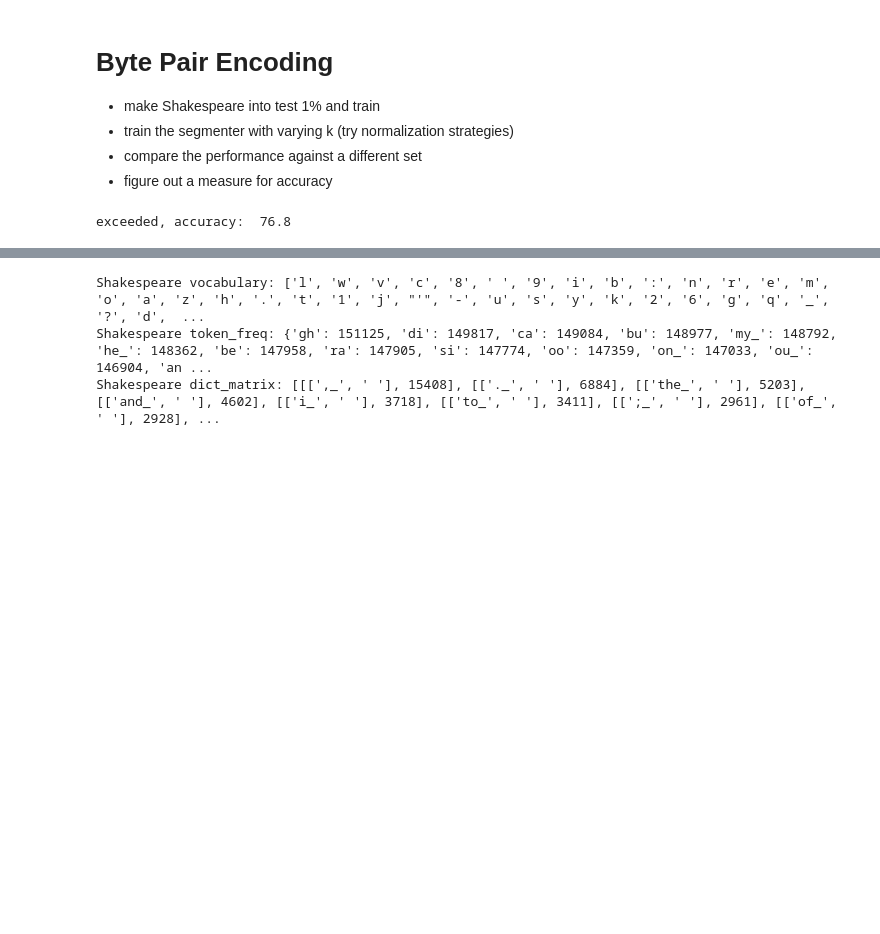
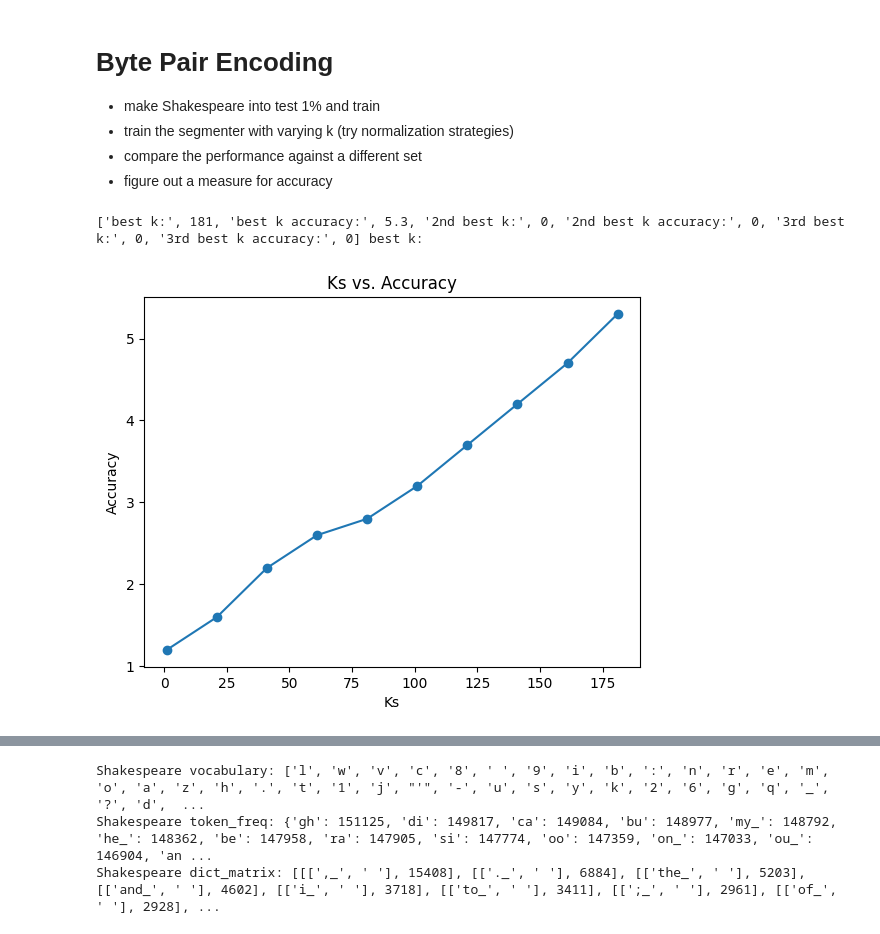
Before and after one commit to Ally511/GPT, a Jupyter notebook: Updated_Milestone1.ipynb, the cells around one changed output, grey strips where cells are left out. Drawn from its saved outputs; the diff is of its cells as text; code cells hidden in the pictures; blank space fills up the shorter version.

Commit message:
best k merges

```diff
--- a/Updated_Milestone1.ipynb
+++ b/Updated_Milestone1.ipynb
@@ -187,9 +187,63 @@ def bpe(dictionary, k=None):
 
   return vocab_bpe, sorted_token_freq, dict_matrix
 # %%
+
+
 dict_train = get_words(text_train)
+dict_valid = get_words(text_valid)
 dict_test = get_words(text_test)
 
-vocab_train, sorted_token_freq_train, dict_matrix_train = bpe(dict_train)
+vocab_train, sorted_token_freq_train, dict_matrix_train = bpe(dict_train,100)
-# %% [output]
-exceeded, accuracy:  76.8
+# %%
+best_k = 0
+best_accuracy = 0
+second_best_k = 0
+second_best_accuracy = 0
+third_best_k = 0
+third_best_accuracy = 0
+accuracies = []
+
+for k in range (1,2000,50):
+    vocab_valid, sorted_token_freq_valid, dict_matrix_valid = bpe(dict_valid,k)
+    accuracy = performance(dict_valid,vocab_valid,1000)
+    accuracies.append(accuracy)
+    if accuracy > best_accuracy:
+        best_accuracy = accuracy
+        best_k = k
+    elif accuracy > second_best_accuracy:
+        second_best_accuracy = accuracy
+        second_best_k = k
+    elif accuracy > third_best_accuracy:
+        third_best_accuracy = accuracy
+        third_best_k = k
+    else:
+        pass
+# %%
+test = str(["best k:",best_k,"best k accuracy:",best_accuracy,"2nd best k:",second_best_k,"2nd best k accuracy:",second_best_accuracy,"3rd best k:",third_best_k,"3rd best k accuracy:",third_best_accuracy])
+with open("k_merges_results.txt", "a") as k_merges_results:
+  k_merges_results.write(test)
+
+#open and read the file after the appending:
+with open("k_merges_results.txt") as k_merges_results:
+    k_best_merges = eval(k_merges_results.read())
+
+print(k_best_merges,k_best_merges[0])
+# %% [output]
+['best k:', 181, 'best k accuracy:', 5.3, '2nd best k:', 0, '2nd best k accuracy:', 0, '3rd best k:', 0, '3rd best k accuracy:', 0] best k:
+# %%
+import matplotlib.pyplot as plt
+
+x = np.arange(1,200,20)
+y = accuracies
+plt.plot(x, y, marker='o')
+
+# Add labels and title
+plt.xlabel('Ks')
+plt.ylabel('Accuracy')
+plt.title('Ks vs. Accuracy')
+
+plt.savefig('ks_vs_accuracy.png')
+# Show the plot
+plt.show()
+# %% [output]
+[figure, added]
```
Also changed, not shown: parts of 3 cells of this notebook, 15 other files.
